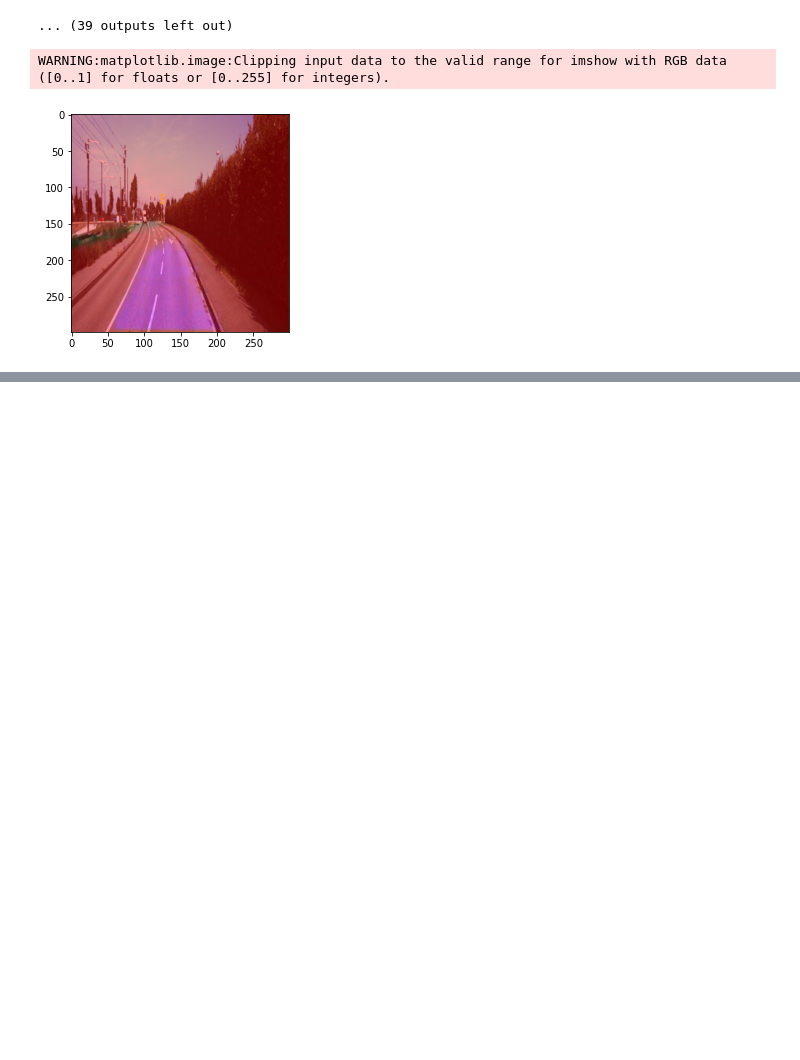
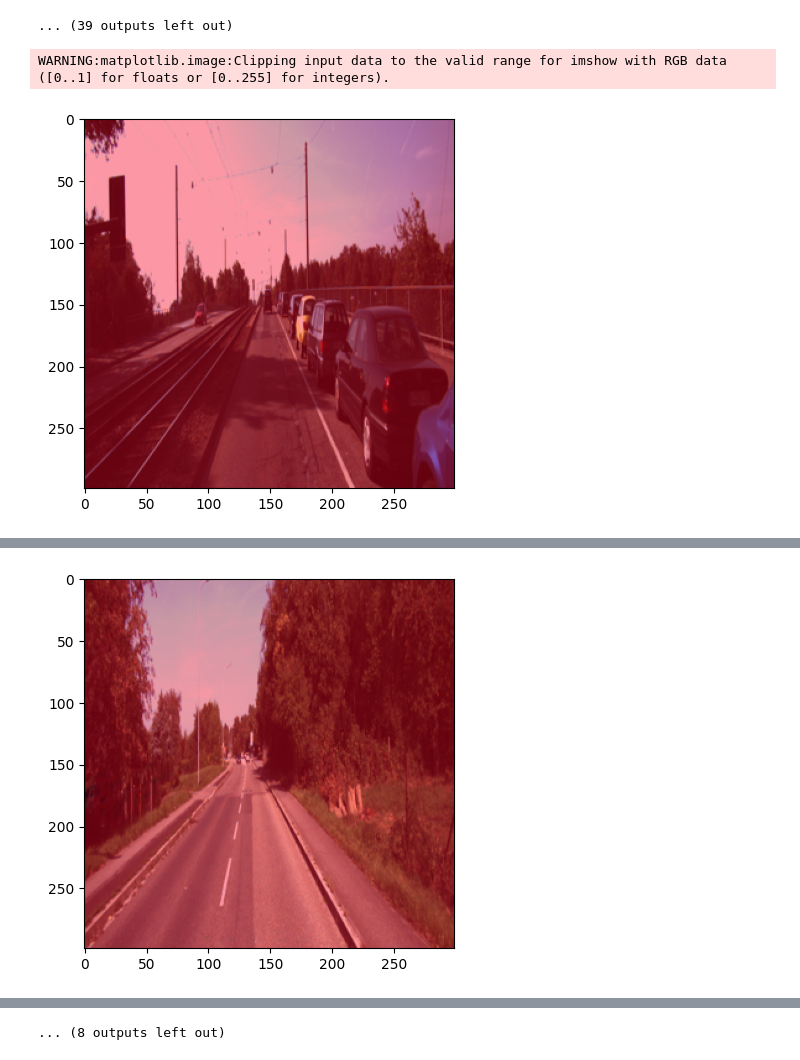
Before and after one commit to Evan20030430/ML_Lane_Detection, a Jupyter notebook: ML_Lane_Detection.ipynb, the cells around one changed output, grey strips where cells are left out. Cells and saved outputs as stored; diff of their text form; code cells hidden in the pictures; blank space fills up the shorter version.

```diff
--- a/ML_Lane_Detection.ipynb
+++ b/ML_Lane_Detection.ipynb
@@ -225,20 +178,15 @@ for data, _ in test_data_loader:
   predictions=model(data)
   break
 # %%
-# display reconstruction
-#ax = plt.subplot(3, n, i + 1 + n + n)
-#np.moveaxis(predictions[0], 0, -1).shape # Changing image format from 3 * 299 * 299 into 299 * 299 * 3
-pred=predictions[2].permute(1,2,0)
+# Show superimposed image
+for i in range(10):
+  import matplotlib.pyplot as plt
+  pred=predictions[i].permute(1,2,0)
+  plt.imshow(pred.cpu().detach().numpy())
 
-plt.imshow(pred.cpu().detach().numpy())
-#plt.gray()
-#ax.get_xaxis().set_visible(False)
-#ax.get_yaxis().set_visible(False)
-#plt.show()
-
-test_img=data[2].permute(1,2,0)
-plt.imshow(test_img.cpu().detach().numpy(), alpha = 0.6)
-plt.show()
+  test_img=data[i].permute(1,2,0)
+  plt.imshow(test_img.cpu().detach().numpy(), alpha = 0.6)
+  plt.show()
 # %% [output]
 WARNING:matplotlib.image:Clipping input data to the valid range for imshow with RGB data ([0..1] for floats or [0..255] for integers).
-[figure, old version]
+[figure, new version]
@@ -244,0 +194 @@ WARNING:matplotlib.image:Clipping input data to the valid range for imshow with
+[figure, added]
@@ -244,0 +203 @@ WARNING:matplotlib.image:Clipping input data to the valid range for imshow with
+... (8 outputs left out)
```
Also changed, not shown: parts of 6 cells of this notebook.
